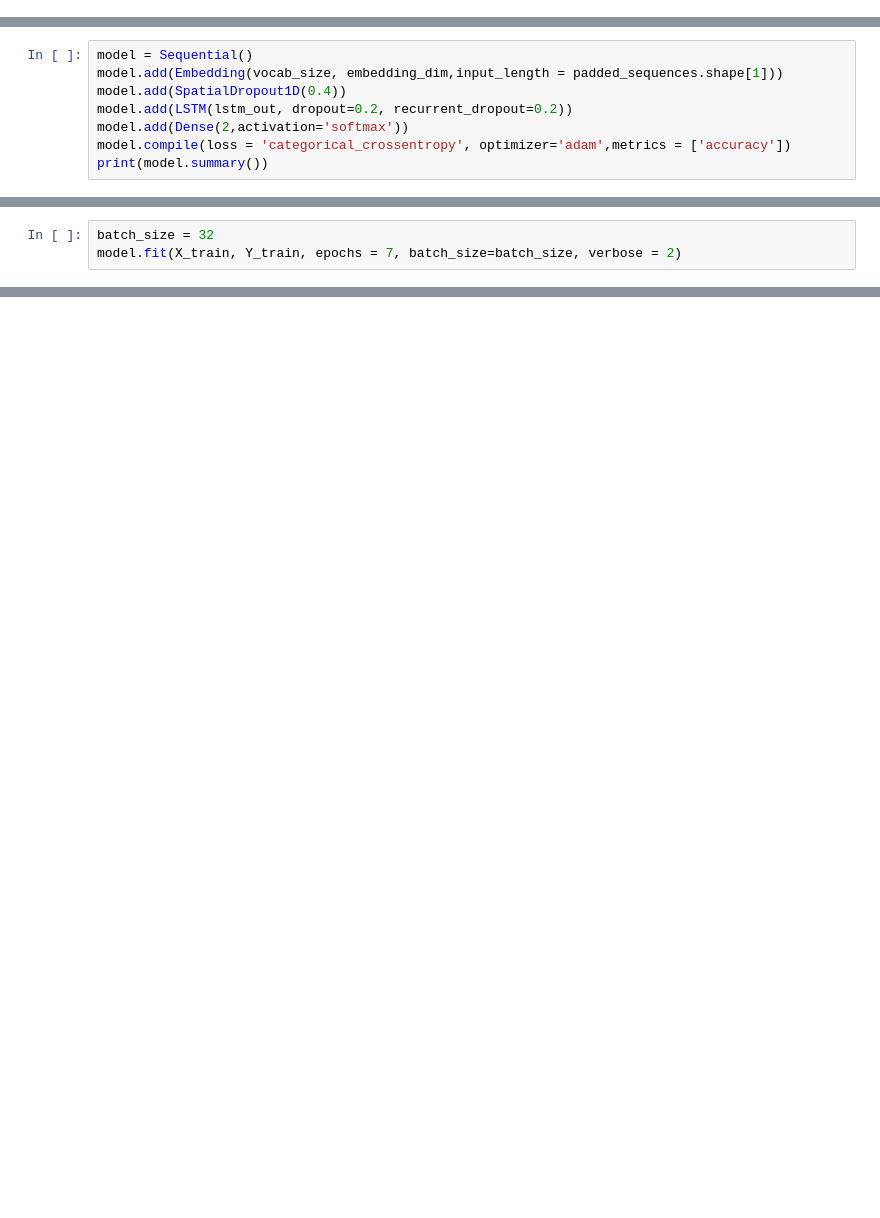
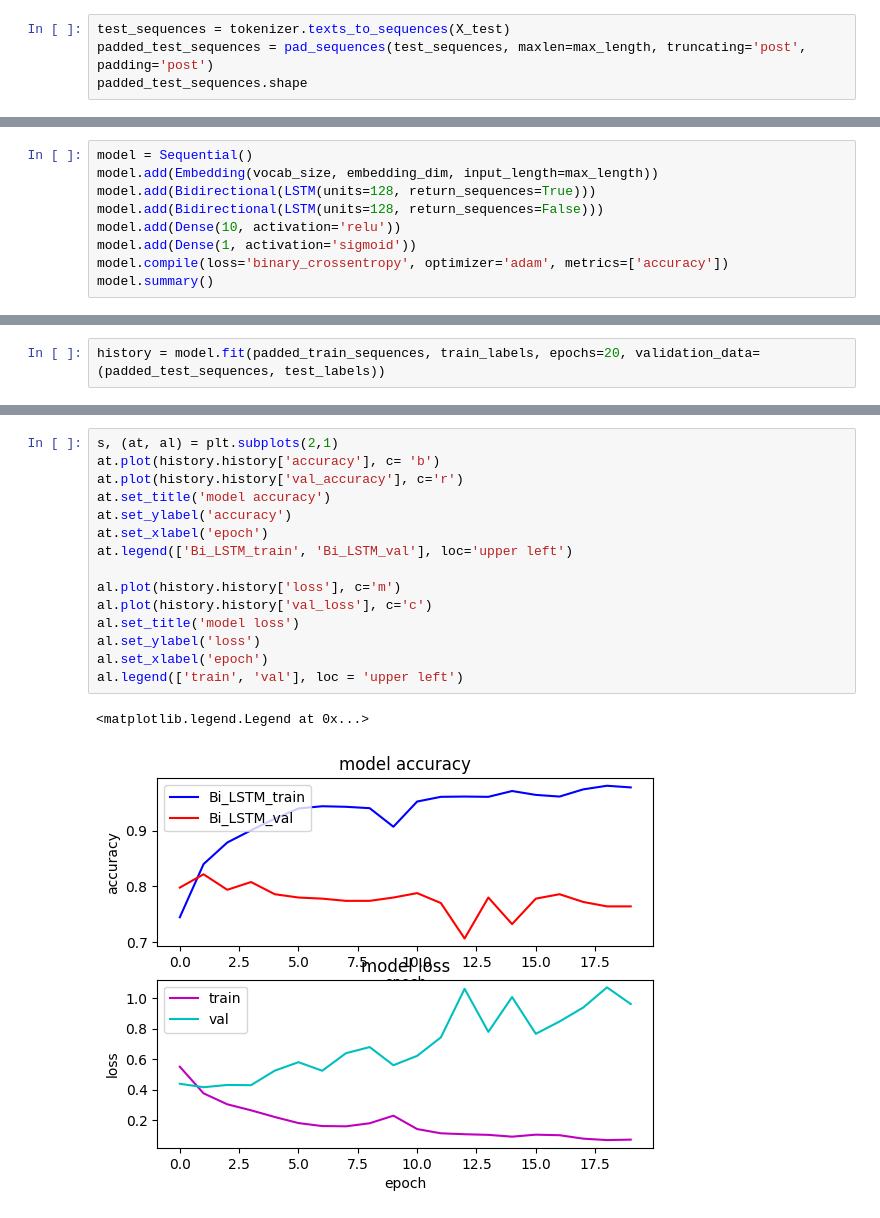
Before and after one commit to congvan1/sentiment_classification-, a Jupyter notebook: main.ipynb, the cells around one changed output, grey strips where cells are left out. Saved outputs shown, nothing was run; the diff lists cells and outputs as text; blank space fills up the shorter version.

```diff
--- a/main.ipynb
+++ b/main.ipynb
@@ -53,0 +145,4 @@ Preprocessing
+# %%
+test_sequences = tokenizer.texts_to_sequences(X_test)
+padded_test_sequences = pad_sequences(test_sequences, maxlen=max_length, truncating='post', padding='post')
+padded_test_sequences.shape
@@ -142,9 +161,10 @@ padded_sequences.shape
 # %%
 model = Sequential()
-model.add(Embedding(vocab_size, embedding_dim,input_length = padded_sequences.shape[1]))
-model.add(SpatialDropout1D(0.4))
-model.add(LSTM(lstm_out, dropout=0.2, recurrent_dropout=0.2))
-model.add(Dense(2,activation='softmax'))
-model.compile(loss = 'categorical_crossentropy', optimizer='adam',metrics = ['accuracy'])
-print(model.summary())
+model.add(Embedding(vocab_size, embedding_dim, input_length=max_length))
+model.add(Bidirectional(LSTM(units=128, return_sequences=True)))
+model.add(Bidirectional(LSTM(units=128, return_sequences=False)))
+model.add(Dense(10, activation='relu'))
+model.add(Dense(1, activation='sigmoid'))
+model.compile(loss='binary_crossentropy', optimizer='adam', metrics=['accuracy'])
+model.summary()
 # %% [output]
@@ -178,3 +187,0 @@ print(X_test.shape,Y_test.shape)
-# %%
-batch_size = 32
-model.fit(X_train, Y_train, epochs = 7, batch_size=batch_size, verbose = 2)
@@ -196,0 +188,2 @@ Epoch 7/7
+# %%
+history = model.fit(padded_train_sequences, train_labels, epochs=20, validation_data=(padded_test_sequences, test_labels))
@@ -196,0 +208,18 @@ Epoch 7/7
+# %%
+s, (at, al) = plt.subplots(2,1)
+at.plot(history.history['accuracy'], c= 'b')
+at.plot(history.history['val_accuracy'], c='r')
+at.set_title('model accuracy')
+at.set_ylabel('accuracy')
+at.set_xlabel('epoch')
+at.legend(['Bi_LSTM_train', 'Bi_LSTM_val'], loc='upper left')
+
+al.plot(history.history['loss'], c='m')
+al.plot(history.history['val_loss'], c='c')
+al.set_title('model loss')
+al.set_ylabel('loss')
+al.set_xlabel('epoch')
+al.legend(['train', 'val'], loc = 'upper left')
+# %% [output]
+<matplotlib.legend.Legend at 0x...>
+[figure, added]
```
Also changed, not shown: parts of 28 cells of this notebook, 4 other files.
